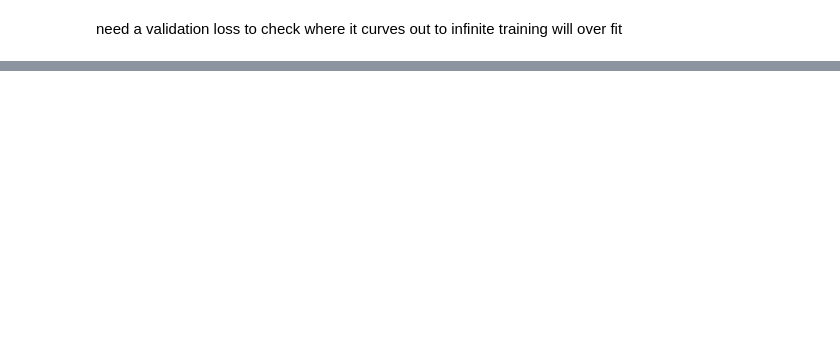
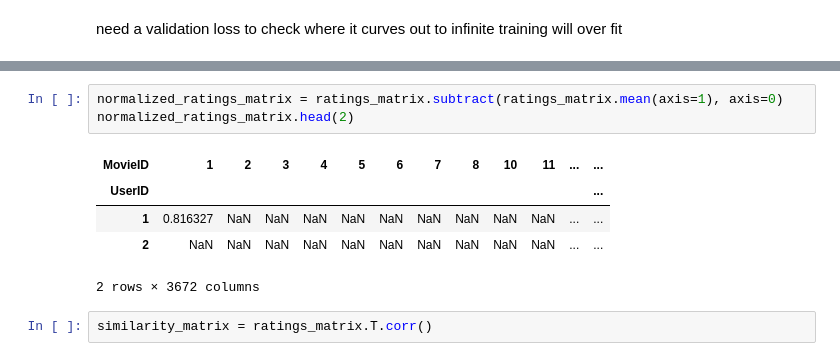
Before and after one commit to wadeyman/4222_Project, a Jupyter notebook: dl_collab_pipeline.ipynb, the cells around one changed output, grey strips where cells are left out. Saved outputs shown, nothing was run; the diff lists cells and outputs as text; blank space fills up the shorter version.

```diff
--- a/dl_collab_pipeline.ipynb
+++ b/dl_collab_pipeline.ipynb
@@ -413,0 +440,11 @@ tensor([[4.7405, 2.8466, 2.8638,  ..., 3.6690, 3.4630, 3.4378],
+# %%
+normalized_ratings_matrix = ratings_matrix.subtract(ratings_matrix.mean(axis=1), axis=0)
+normalized_ratings_matrix.head(2)
+# %% [output]
+| MovieID | 1 | 2 | 3 | 4 | 5 | 6 | 7 | 8 | 10 | 11 | ... | ... |
+| UserID |  |  |  |  |  |  |  |  |  |  |  | ... |
+| 1 | 0.816327 | NaN | NaN | NaN | NaN | NaN | NaN | NaN | NaN | NaN | ... | ... |
+| 2 | NaN | NaN | NaN | NaN | NaN | NaN | NaN | NaN | NaN | NaN | ... | ... |
+2 rows × 3672 columns
+# %%
+similarity_matrix = ratings_matrix.T.corr()
```
Also changed, not shown: parts of 16 cells of this notebook, 1 other file.
